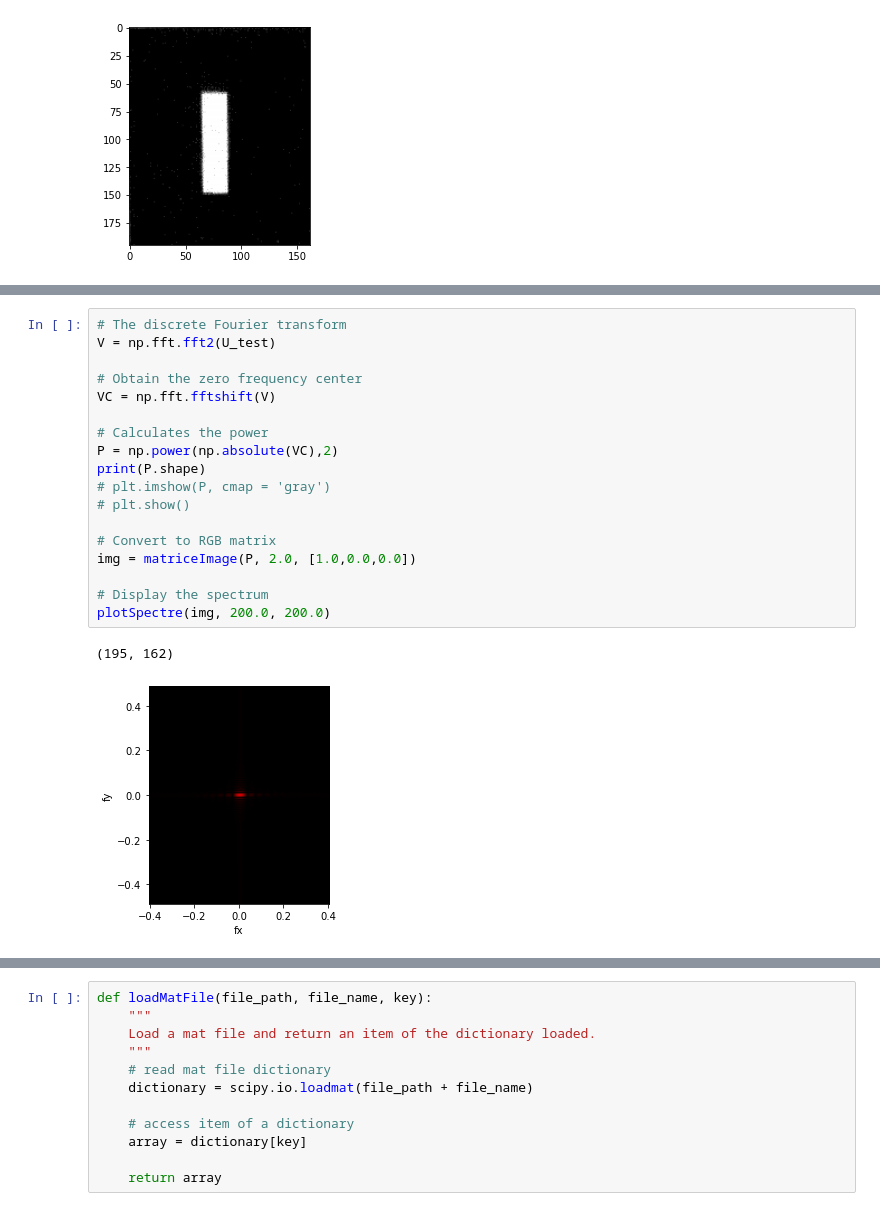
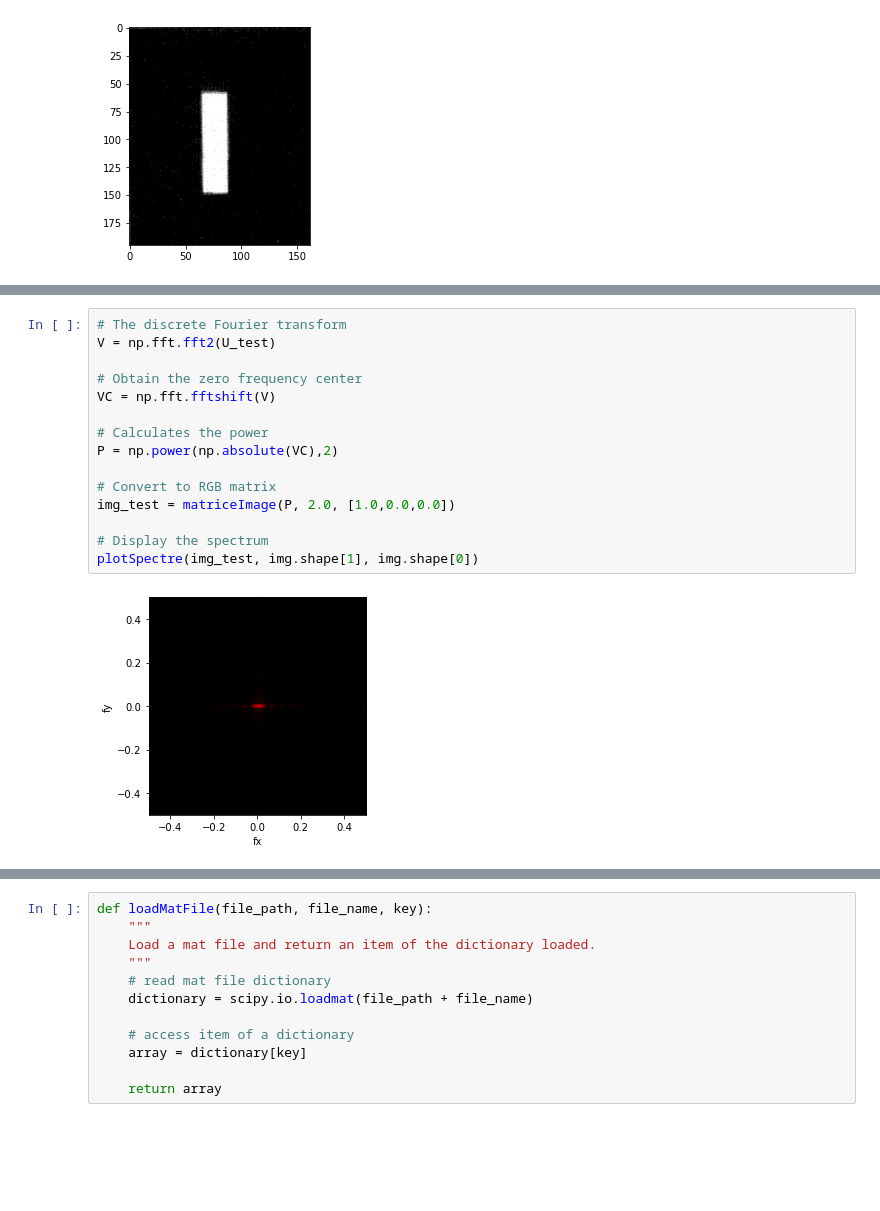
Before and after one commit to fernandolucasaa/computerGeneratedHolography, a Jupyter notebook: tests_wigner_distribution/jupyterComputeWignerDistribution.ipynb, the cells around one changed output, grey strips where cells are left out. Saved outputs shown, nothing was run; the diff lists cells and outputs as text; blank space fills up the shorter version.

```diff
--- a/tests_wigner_distribution/jupyterComputeWignerDistribution.ipynb
+++ b/tests_wigner_distribution/jupyterComputeWignerDistribution.ipynb
@@ -64,22 +67,18 @@ def matriceImageLog(matrice,rgb):
 # %%
 # The discrete Fourier transform
 V = np.fft.fft2(U_test)
 
 # Obtain the zero frequency center
 VC = np.fft.fftshift(V)
 
 # Calculates the power
 P = np.power(np.absolute(VC),2)
-print(P.shape)
-# plt.imshow(P, cmap = 'gray')
-# plt.show()
 
 # Convert to RGB matrix
-img = matriceImage(P, 2.0, [1.0,0.0,0.0])
+img_test = matriceImage(P, 2.0, [1.0,0.0,0.0])
 
 # Display the spectrum
-plotSpectre(img, 200.0, 200.0)
+plotSpectre(img_test, img.shape[1], img.shape[0])
 # %% [output]
-(195, 162)
-[figure, old version]
+[figure, new version]
 # %%
```
Also changed, not shown: parts of 34 cells of this notebook, 4 other files.
